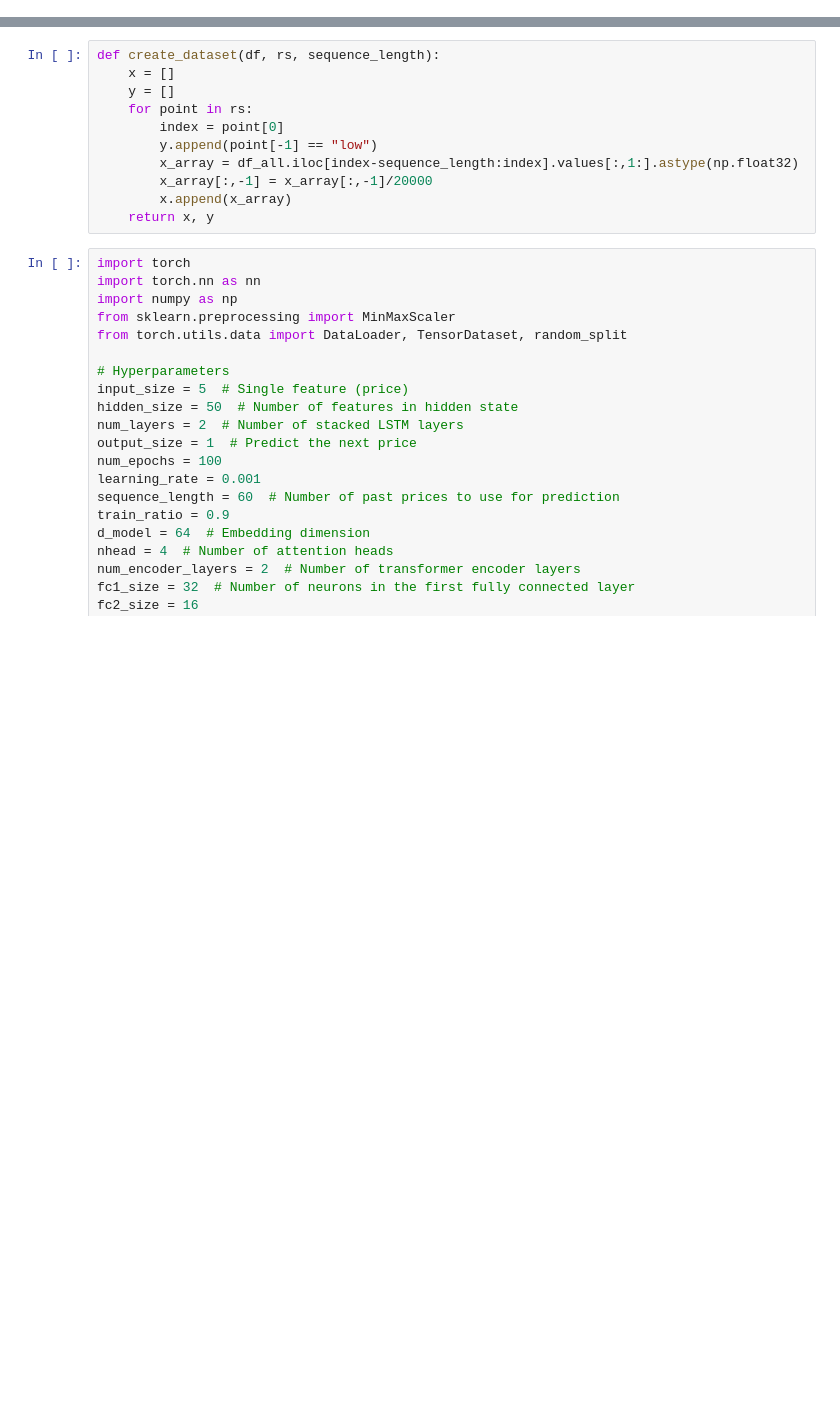
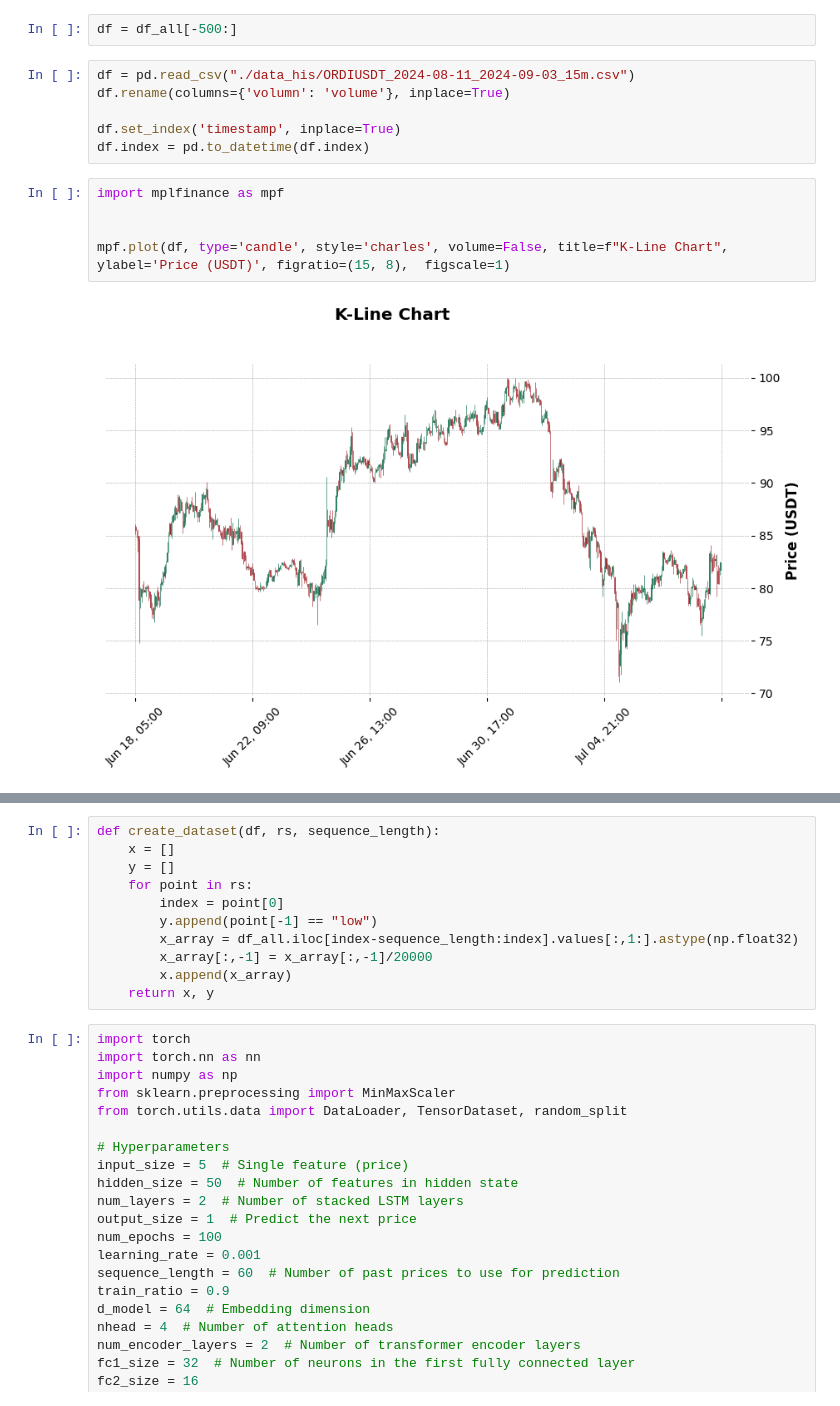
Before and after one commit to khiemdoan/qcuongning-binance-future, a Jupyter notebook: search.ipynb, the cells around one changed output, grey strips where cells are left out. Cells and saved outputs as stored; diff of their text form; blank space fills up the shorter version.

```diff
--- a/search.ipynb
+++ b/search.ipynb
@@ -334,3 +409,18 @@ rs2
+# %%
+df = df_all[-500:]
+# %%
+df = pd.read_csv("./data_his/ORDIUSDT_2024-08-11_2024-09-03_15m.csv")
+df.rename(columns={'volumn': 'volume'}, inplace=True)
+
+df.set_index('timestamp', inplace=True)
+df.index = pd.to_datetime(df.index)
+# %%
+import mplfinance as mpf
+
+
+mpf.plot(df, type='candle', style='charles', volume=False, title=f"K-Line Chart", ylabel='Price (USDT)', figratio=(15, 8),  figscale=1)
+# %% [output]
+[figure, added]
 # %%
 import matplotlib.pyplot as plt
 
```
Also changed, not shown: parts of 28 cells of this notebook, 10 other files.
